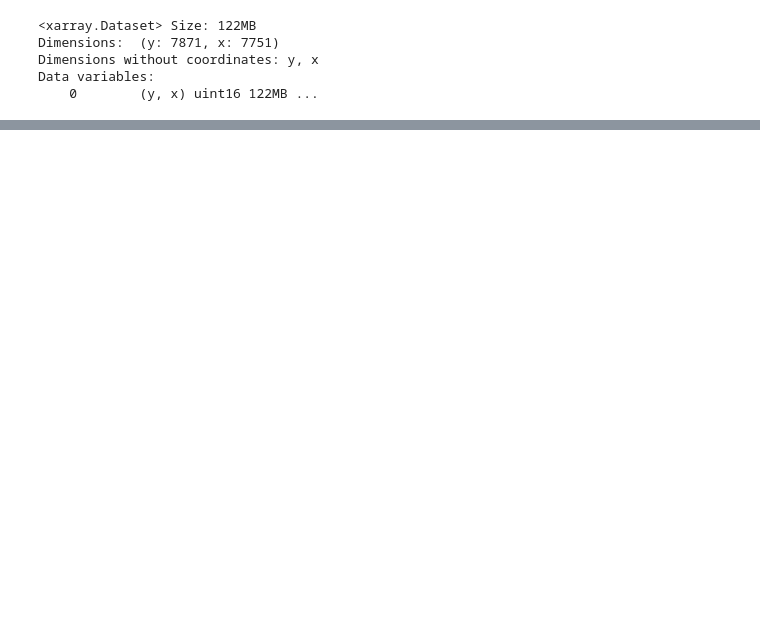
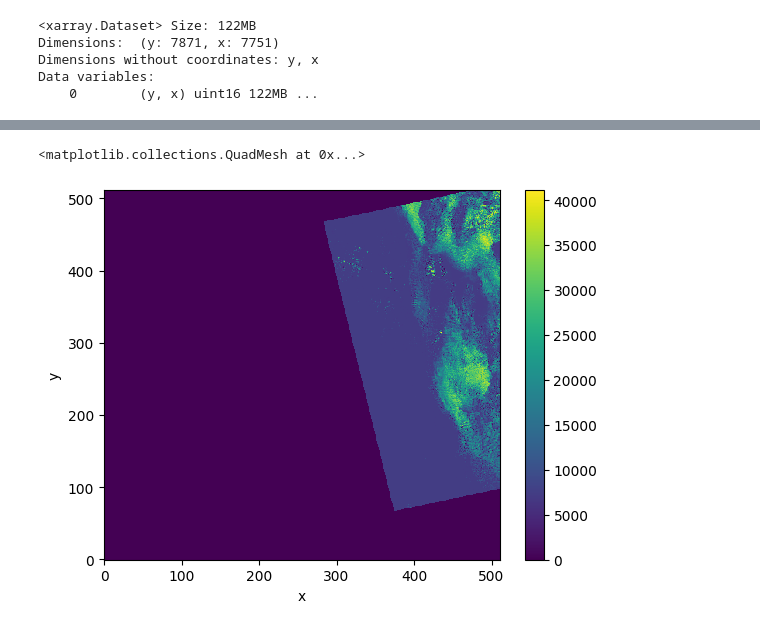
Before and after one commit to developmentseed/zarr-datafusion-search-examples, a Jupyter notebook: notebooks/rasterix_example.ipynb, the cells around one changed output, grey strips where cells are left out. Saved outputs shown, nothing was run; the diff lists cells and outputs as text; code cells hidden in the pictures; blank space fills up the shorter version.

```diff
--- a/notebooks/rasterix_example.ipynb
+++ b/notebooks/rasterix_example.ipynb
@@ -116,7 +154,7 @@ Attributes:
 # %%
 granule_bbox = morecantile.commons.BoundingBox(*item.bbox)
 tms = morecantile.tms.get("WebMercatorQuad")
-tiles = list(tms.tiles(*granule_bbox, zooms=10))
+tiles = list(tms.tiles(*granule_bbox, zooms=7))
 # %%
 tile_bbox = tms.xy_bounds(tiles[0])
 tile_bbox_geom = shapely.geometry.box(*tile_bbox)
@@ -149,0 +183,41 @@ Attributes:
+# %%
+tile_shape = 512
+height, width = geo_proj["configuration"]["shape"]
+left, bottom, right, top = array_bounds(height, width, affine)
+
+target_area_def = create_area_def(
+    area_id=1,
+    projection="EPSG:3857",
+    shape=(tile_shape, tile_shape),
+    area_extent=tile_bbox_geom.bounds
+)
+
+source_area_def = create_area_def(
+    area_id=2,
+    projection=geo_proj["configuration"]["code"],
+    shape=(geo_proj["configuration"]["shape"][0], geo_proj["configuration"]["shape"][1]),
+    area_extent=geo_proj["configuration"]["bbox"],
+)
+# %%
+da = ds_tile["0"].chunk(chunks="auto")
+indices_xy = resample_blocks(
+    gradient_resampler_indices_block,
+    source_area_def,
+    [],
+    target_area_def,
+    chunk_size=(1, tile_shape, tile_shape),
+    dtype=ds_tile["0"].dtype,
+)
+resampled = resample_blocks(
+    block_nn_interpolator,
+    source_area_def,
+    [da.data],
+    target_area_def,
+    dst_arrays=[indices_xy],
+    chunk_size=(1, tile_shape, tile_shape),
+    dtype=ds_tile["0"].dtype,
+)
+projected_tile = resampled.compute()
+# %%
+da = xr.DataArray(projected_tile, dims=("y", "x"))
+da
@@ -149,0 +235,5 @@ Attributes:
+# %%
+da.plot()
+# %% [output]
+<matplotlib.collections.QuadMesh at 0x...>
+[figure, added]
```
Also changed, not shown: parts of 10 cells of this notebook, 1 other file.
